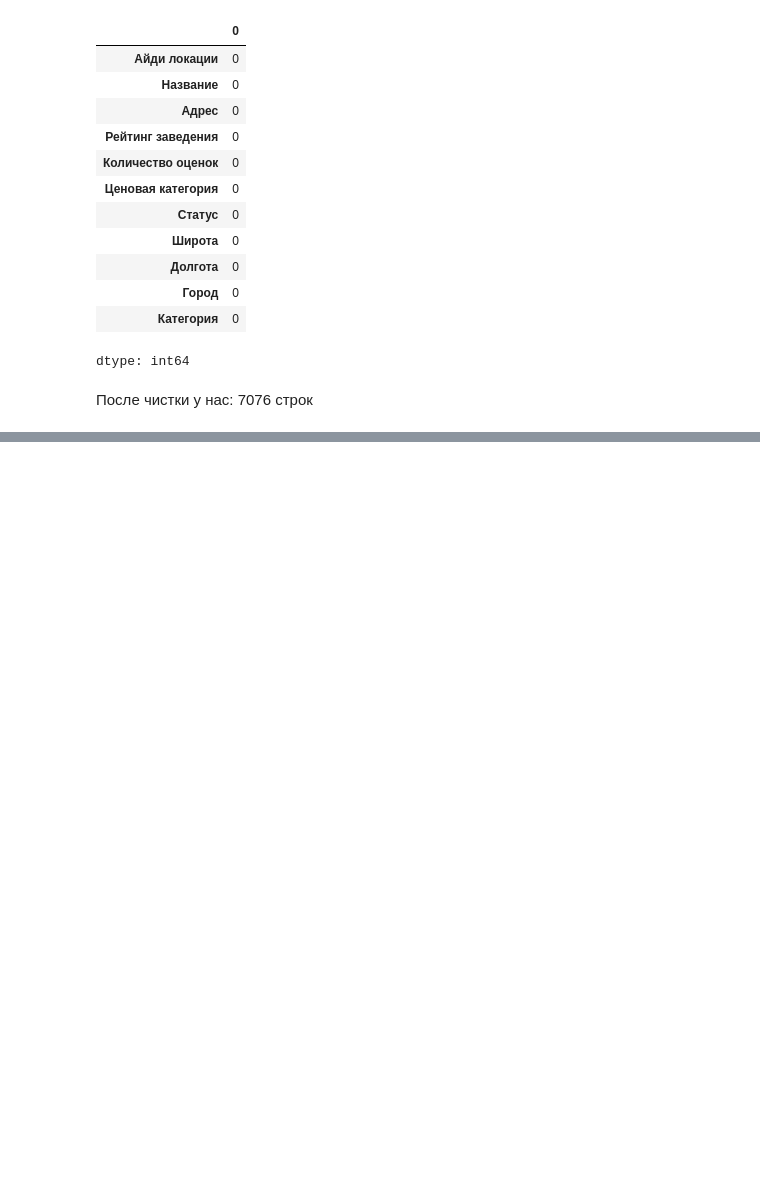
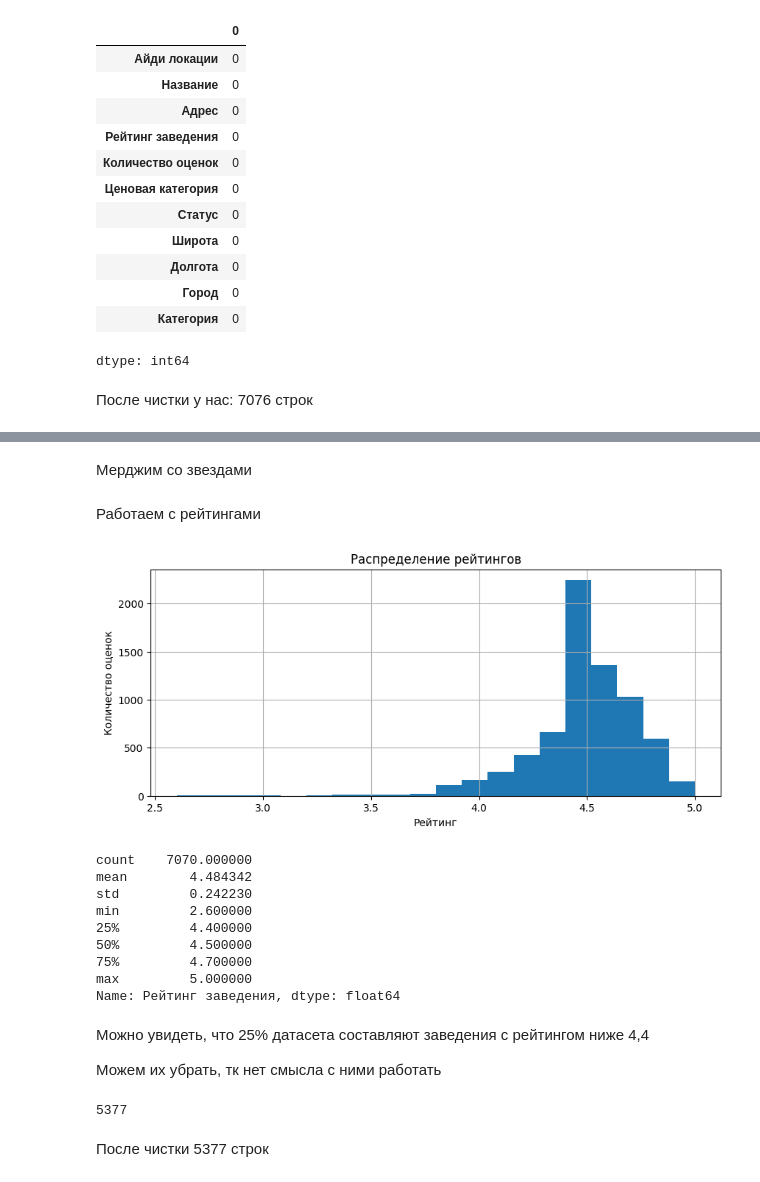
Before and after one commit to gryzunov4ik-create/group_project, a Jupyter notebook: Main_notebook.ipynb, the cells around one changed output, grey strips where cells are left out. Saved outputs shown, nothing was run; the diff lists cells and outputs as text; code cells hidden in the pictures; blank space fills up the shorter version.

Commit message:
Update Main_notebook.ipynb
Следующий этап чистки

```diff
--- a/Main_notebook.ipynb
+++ b/Main_notebook.ipynb
@@ -134,0 +145,2 @@ dtype: int64
+# %%
+df=df[df["Статус"]=="OPERATIONAL"]
@@ -134,0 +151,50 @@ dtype: int64
+# %% [markdown]
+Мерджим со звездами
+# %%
+stars_df = pd.read_excel("finalochka_stars.xlsx")
+stars_df.rename(columns={'restaurant_name': 'Название'}, inplace=True)
+# %%
+need_cols = ['Название', 'city', 'stars']
+stars_slim=stars_df[need_cols].drop_duplicates(subset=['Название'])
+
+df=df.merge(stars_slim, on='Название', how='left')
+# %%
+df['stars'].count()
+df['stars'] = df['stars'].fillna(0)
+# %% [markdown]
+Работаем с рейтингами
+# %%
+import matplotlib.pyplot as plt
+
+plt.figure(figsize=(10,4))
+plt.hist(df['Рейтинг заведения'],bins=20)
+plt.title("Распределение рейтингов")
+plt.xlabel("Рейтинг")
+plt.ylabel("Количество оценок")
+plt.grid()
+plt.show()
+
+print(df["Рейтинг заведения"].describe())
+# %% [output]
+[figure, added]
+count    7070.000000
+mean        4.484342
+std         0.242230
+min         2.600000
+25%         4.400000
+50%         4.500000
+75%         4.700000
+max         5.000000
+Name: Рейтинг заведения, dtype: float64
+# %% [markdown]
+Можно увидеть, что 25% датасета составляют заведения с рейтингом ниже 4,4
+
+Можем их убрать, тк нет смысла с ними работать
+# %%
+df['Рейтинг заведения']=pd.to_numeric(df['Рейтинг заведения'], errors="coerce")
+df=df[df["Рейтинг заведения"]>=4.4]
+len(df)
+# %% [output]
+5377
+# %% [markdown]
+После чистки 5377 строк
```
Also changed, not shown: parts of 2 cells of this notebook.
